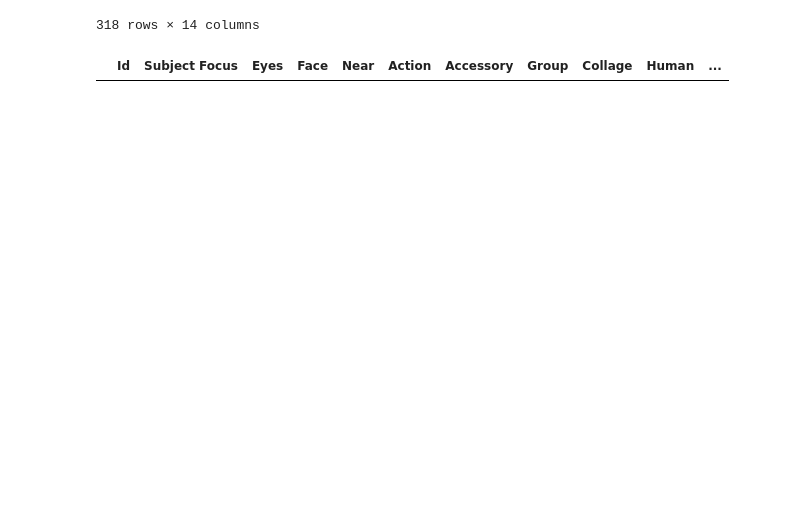
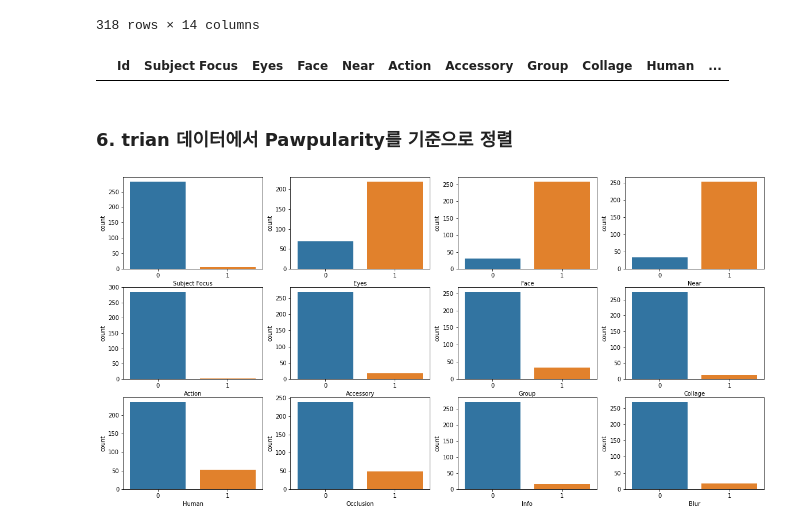
Before and after one commit to duswo3o/2021_DataMining, a Jupyter notebook: code/00. 데이터 열기 및 확인하기.ipynb, the cells around one changed output. Cells and saved outputs as stored; diff of their text form; code cells hidden in the pictures; blank space fills up the shorter version.

```diff
--- a/code/00. 데이터 열기 및 확인하기.ipynb
+++ b/code/00. 데이터 열기 및 확인하기.ipynb
@@ -225,3 +225,19 @@ train.loc[train['Pawpularity']==28]
 # %%
 # %% [output]
 |  | Id | Subject Focus | Eyes | Face | Near | Action | Accessory | Group | Collage | Human | ... |
+# %% [markdown]
+### 6. trian 데이터에서 Pawpularity를 기준으로 정렬
+# %%
+train_100 = train.loc[train['Pawpularity']==100]
+# %%
+def count_Characteristics(df):
+    plt.figure(figsize=(20,10))
+
+    for i in range(1,len(df.columns)-1):
+        plt.subplot(3,4,i)
+#         plt.title(f"{df.columns[i]}")
+        sns.countplot(x=f"{df.columns[i]}", data=df)
+# %%
+count_Characteristics(train_100)
+# %% [output]
+[figure, added]
```
Also changed, not shown: parts of 5 cells of this notebook.
